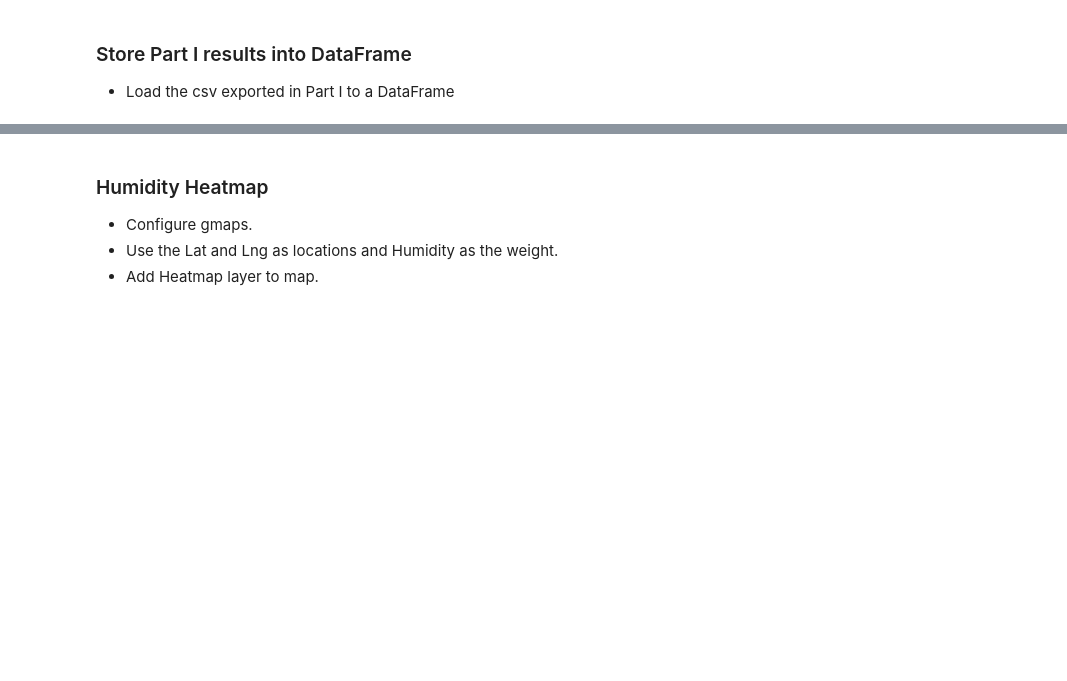
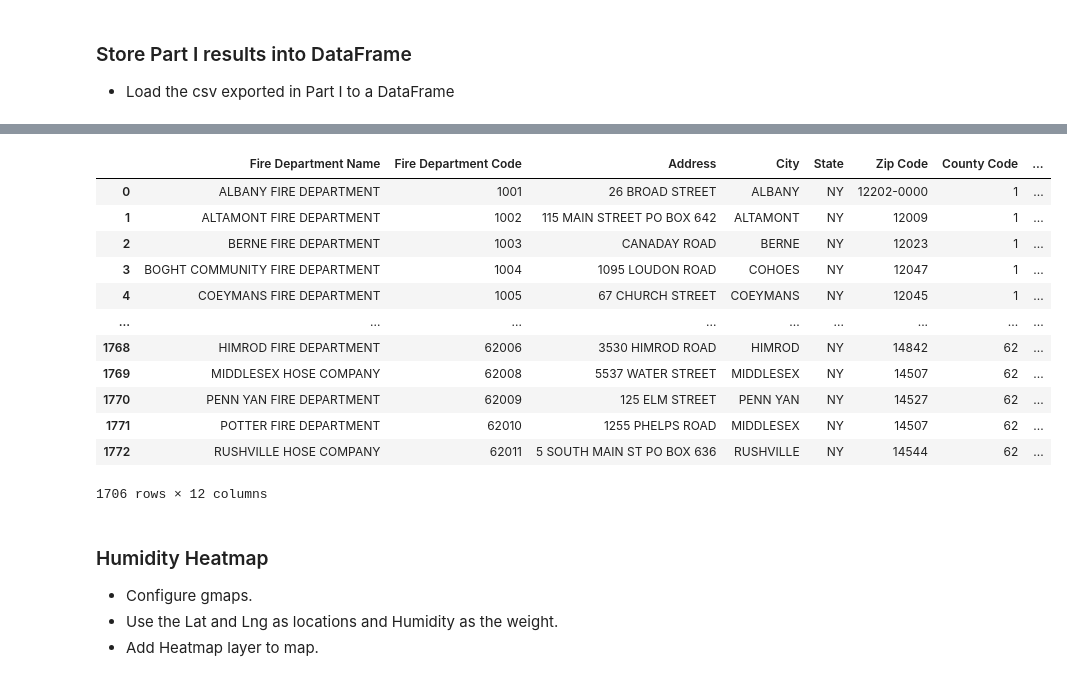
Before and after one commit to Shelf0/DB_Build-GeoMappingFDNY, a Jupyter notebook: API_MAP/Locations.ipynb, the cells around one changed output, grey strips where cells are left out. Cells and saved outputs as stored; diff of their text form; code cells hidden in the pictures; blank space fills up the shorter version.

Commit message:
Getting closer with figuring out how to make a map of all the fire departments in NY

```diff
--- a/API_MAP/Locations.ipynb
+++ b/API_MAP/Locations.ipynb
@@ -27,3 +41,20 @@ P1_df
+# %%
+P2_df = P1_df.dropna()
+P2_df
+# %% [output]
+|  | Fire Department Name | Fire Department Code | Address | City | State | Zip Code | County Code | ... |
+| 0 | ALBANY FIRE DEPARTMENT | 1001 | 26 BROAD STREET | ALBANY | NY | 12202-0000 | 1 | ... |
+| 1 | ALTAMONT FIRE DEPARTMENT | 1002 | 115 MAIN STREET PO BOX 642 | ALTAMONT | NY | 12009 | 1 | ... |
+| 2 | BERNE FIRE DEPARTMENT | 1003 | CANADAY ROAD | BERNE | NY | 12023 | 1 | ... |
+| 3 | BOGHT COMMUNITY FIRE DEPARTMENT | 1004 | 1095 LOUDON ROAD | COHOES | NY | 12047 | 1 | ... |
+| 4 | COEYMANS FIRE DEPARTMENT | 1005 | 67 CHURCH STREET | COEYMANS | NY | 12045 | 1 | ... |
+| ... | ... | ... | ... | ... | ... | ... | ... | ... |
+| 1768 | HIMROD FIRE DEPARTMENT | 62006 | 3530 HIMROD ROAD | HIMROD | NY | 14842 | 62 | ... |
+| 1769 | MIDDLESEX HOSE COMPANY | 62008 | 5537 WATER STREET | MIDDLESEX | NY | 14507 | 62 | ... |
+| 1770 | PENN YAN FIRE DEPARTMENT | 62009 | 125 ELM STREET | PENN YAN | NY | 14527 | 62 | ... |
+| 1771 | POTTER FIRE DEPARTMENT | 62010 | 1255 PHELPS ROAD | MIDDLESEX | NY | 14507 | 62 | ... |
+| 1772 | RUSHVILLE HOSE COMPANY | 62011 | 5 SOUTH MAIN ST PO BOX 636 | RUSHVILLE | NY | 14544 | 62 | ... |
+1706 rows × 12 columns
 # %% [markdown]
 ### Humidity Heatmap
 * Configure gmaps.
```
Also changed, not shown: parts of 6 cells of this notebook.
